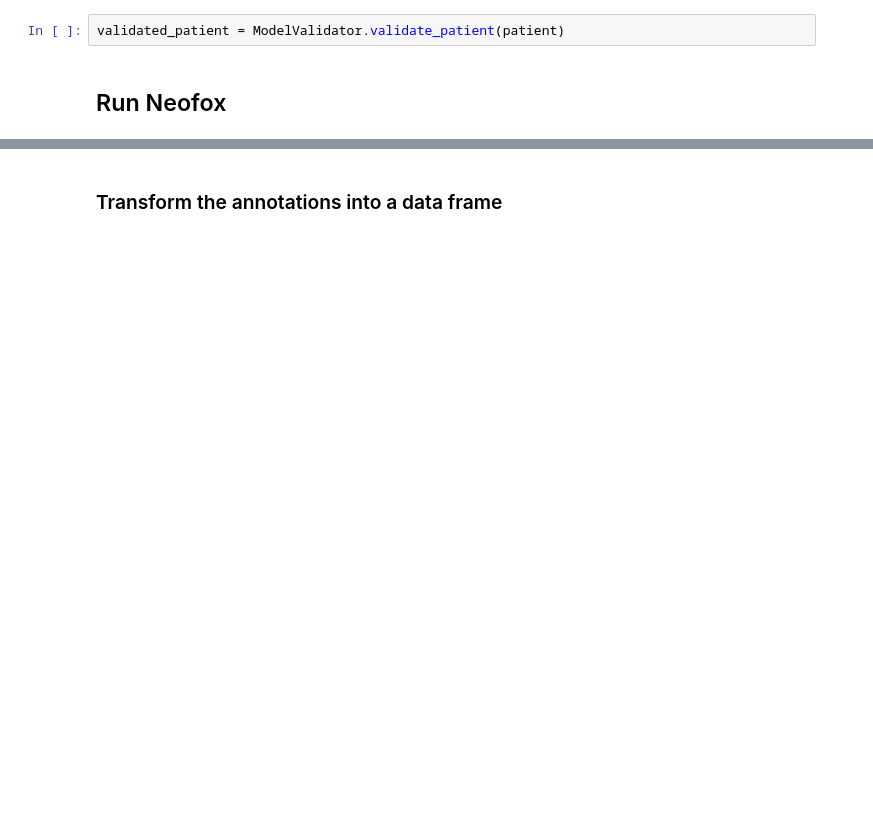
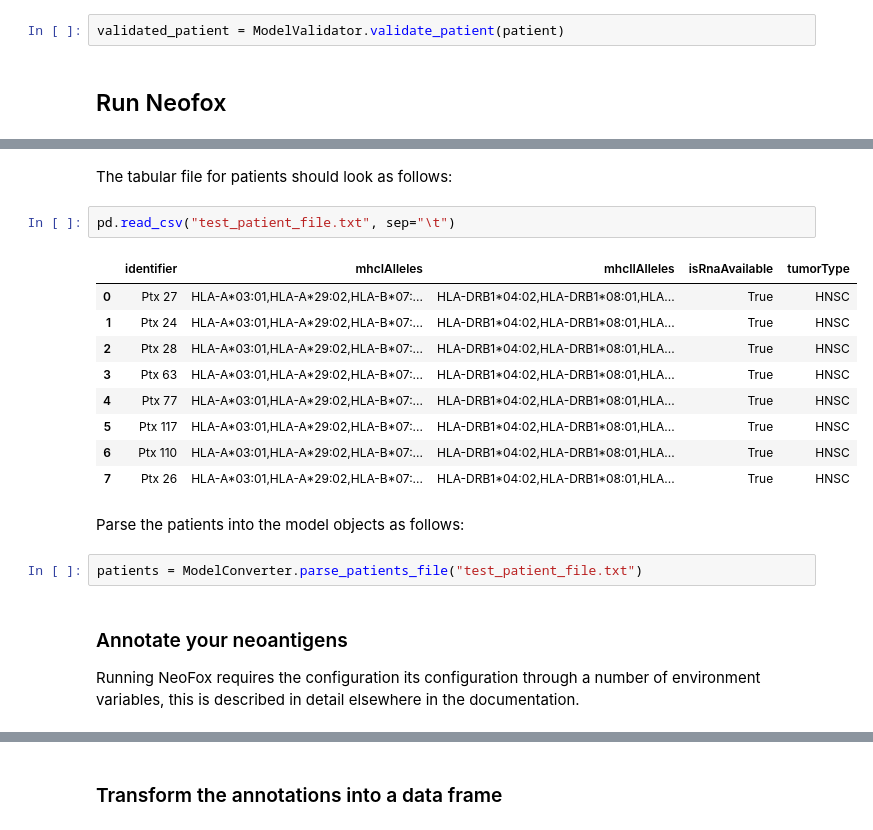
Before and after one commit to TRON-Bioinformatics/neofox, a Jupyter notebook: docs/source/notebooks/api_usage.ipynb, the cells around one changed output, grey strips where cells are left out. Drawn from its saved outputs; the diff is of its cells as text; blank space fills up the shorter version.

```diff
--- a/docs/source/notebooks/api_usage.ipynb
+++ b/docs/source/notebooks/api_usage.ipynb
@@ -113,0 +498,22 @@ annotations
+# %% [markdown]
+The tabular file for patients should look as follows:
+# %%
+pd.read_csv("test_patient_file.txt", sep="\t")
+# %% [output]
+|  | identifier | mhcIAlleles | mhcIIAlleles | isRnaAvailable | tumorType |
+| 0 | Ptx 27 | HLA-A*03:01,HLA-A*29:02,HLA-B*07:... | HLA-DRB1*04:02,HLA-DRB1*08:01,HLA... | True | HNSC |
+| 1 | Ptx 24 | HLA-A*03:01,HLA-A*29:02,HLA-B*07:... | HLA-DRB1*04:02,HLA-DRB1*08:01,HLA... | True | HNSC |
+| 2 | Ptx 28 | HLA-A*03:01,HLA-A*29:02,HLA-B*07:... | HLA-DRB1*04:02,HLA-DRB1*08:01,HLA... | True | HNSC |
+| 3 | Ptx 63 | HLA-A*03:01,HLA-A*29:02,HLA-B*07:... | HLA-DRB1*04:02,HLA-DRB1*08:01,HLA... | True | HNSC |
+| 4 | Ptx 77 | HLA-A*03:01,HLA-A*29:02,HLA-B*07:... | HLA-DRB1*04:02,HLA-DRB1*08:01,HLA... | True | HNSC |
+| 5 | Ptx 117 | HLA-A*03:01,HLA-A*29:02,HLA-B*07:... | HLA-DRB1*04:02,HLA-DRB1*08:01,HLA... | True | HNSC |
+| 6 | Ptx 110 | HLA-A*03:01,HLA-A*29:02,HLA-B*07:... | HLA-DRB1*04:02,HLA-DRB1*08:01,HLA... | True | HNSC |
+| 7 | Ptx 26 | HLA-A*03:01,HLA-A*29:02,HLA-B*07:... | HLA-DRB1*04:02,HLA-DRB1*08:01,HLA... | True | HNSC |
+# %% [markdown]
+Parse the patients into the model objects as follows:
+# %%
+patients = ModelConverter.parse_patients_file("test_patient_file.txt")
+# %% [markdown]
+### Annotate your neoantigens
+
+Running NeoFox requires the configuration its configuration through a number of environment variables, this is described in detail elsewhere in the documentation.
```
Also changed, not shown: parts of 79 cells of this notebook, 5 other files.
